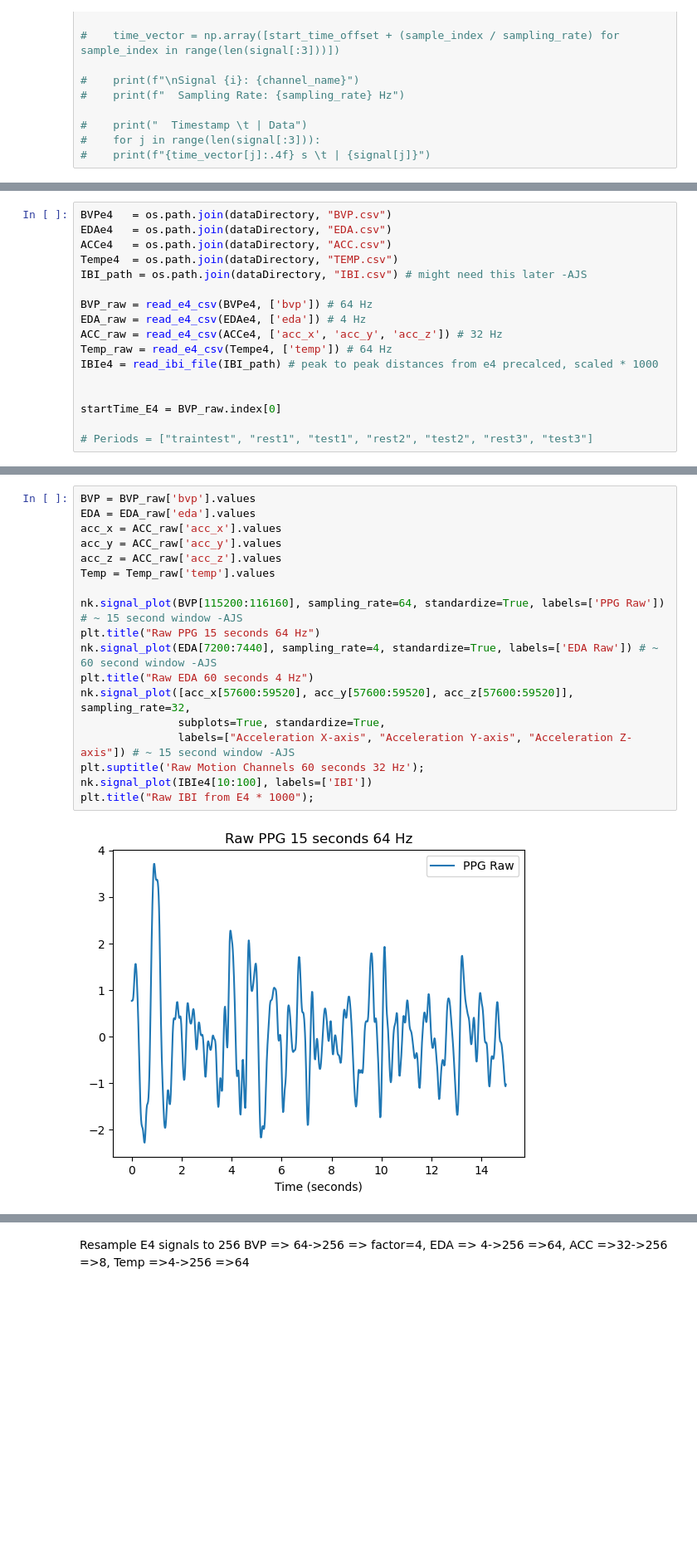
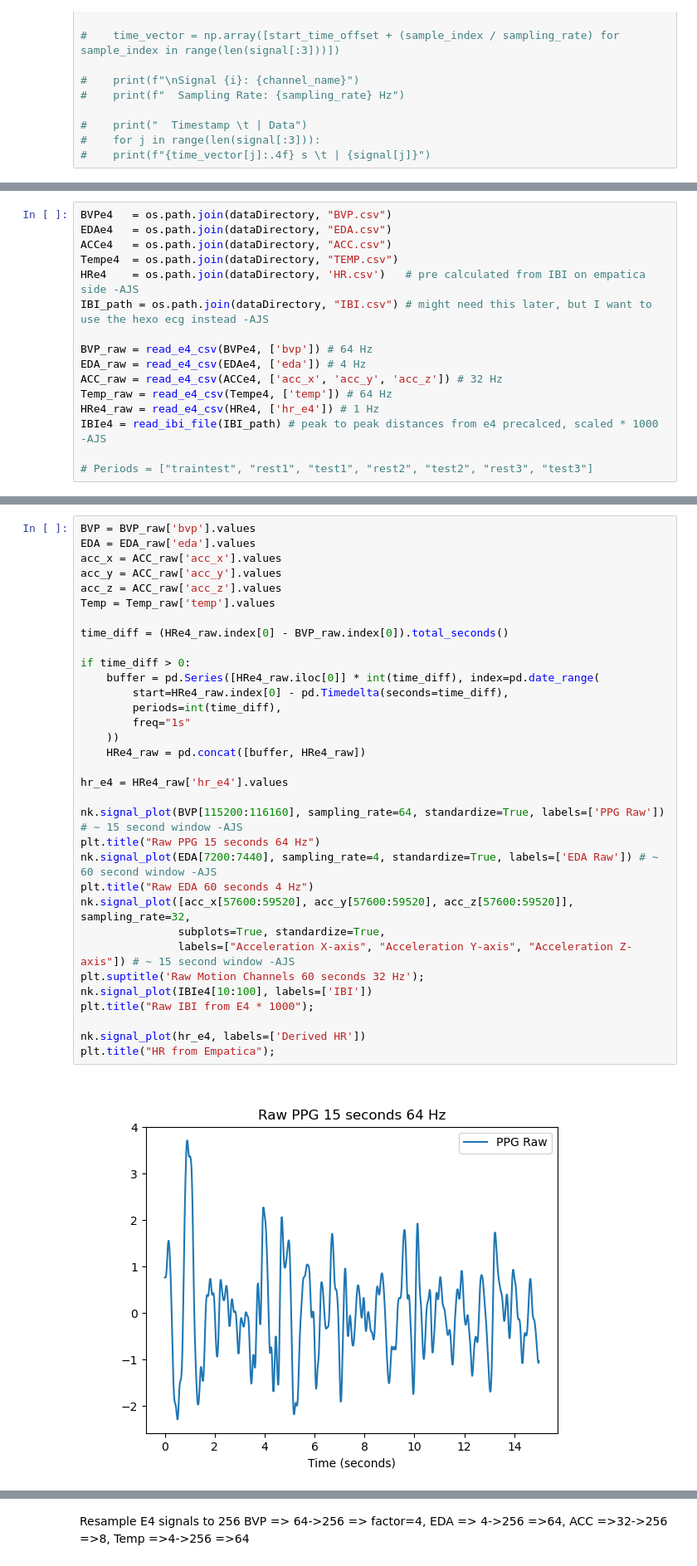
Before and after one commit to artjsalina5/Biosignal_process, a Jupyter notebook: Processing Pipeline.ipynb, the cells around one changed output, grey strips where cells are left out. Shown at 83% size. Cells and saved outputs as stored; diff of their text form; blank space fills up the shorter version.

Commit message:
created signal analysis notebook, working on CPD implementation

```diff
--- a/Processing Pipeline.ipynb
+++ b/Processing Pipeline.ipynb
@@ -382,16 +190,15 @@ BVPe4   = os.path.join(dataDirectory, "BVP.csv")
 EDAe4   = os.path.join(dataDirectory, "EDA.csv")
 ACCe4   = os.path.join(dataDirectory, "ACC.csv")
 Tempe4  = os.path.join(dataDirectory, "TEMP.csv")
-IBI_path = os.path.join(dataDirectory, "IBI.csv") # might need this later -AJS
+HRe4    = os.path.join(dataDirectory, 'HR.csv')   # pre calculated from IBI on empatica side -AJS
+IBI_path = os.path.join(dataDirectory, "IBI.csv") # might need this later, but I want to use the hexo ecg instead -AJS
 
 BVP_raw = read_e4_csv(BVPe4, ['bvp']) # 64 Hz
 EDA_raw = read_e4_csv(EDAe4, ['eda']) # 4 Hz
 ACC_raw = read_e4_csv(ACCe4, ['acc_x', 'acc_y', 'acc_z']) # 32 Hz
 Temp_raw = read_e4_csv(Tempe4, ['temp']) # 64 Hz
-IBIe4 = read_ibi_file(IBI_path) # peak to peak distances from e4 precalced, scaled * 1000
-
-
-startTime_E4 = BVP_raw.index[0]
+HRe4_raw = read_e4_csv(HRe4, ['hr_e4']) # 1 Hz
+IBIe4 = read_ibi_file(IBI_path) # peak to peak distances from e4 precalced, scaled * 1000 -AJS
 
 # Periods = ["traintest", "rest1", "test1", "rest2", "test2", "rest3", "test3"]
 # %% [markdown]
@@ -399,20 +206,35 @@ startTime_E4 = BVP_raw.index[0]
 # %%
 BVP = BVP_raw['bvp'].values
 EDA = EDA_raw['eda'].values
 acc_x = ACC_raw['acc_x'].values
 acc_y = ACC_raw['acc_y'].values
 acc_z = ACC_raw['acc_z'].values
 Temp = Temp_raw['temp'].values
+
+time_diff = (HRe4_raw.index[0] - BVP_raw.index[0]).total_seconds()
+
+if time_diff > 0:
+    buffer = pd.Series([HRe4_raw.iloc[0]] * int(time_diff), index=pd.date_range(
+        start=HRe4_raw.index[0] - pd.Timedelta(seconds=time_diff),
+        periods=int(time_diff),
+        freq="1s"
+    ))
+    HRe4_raw = pd.concat([buffer, HRe4_raw])
+
+hr_e4 = HRe4_raw['hr_e4'].values
 
 nk.signal_plot(BVP[115200:116160], sampling_rate=64, standardize=True, labels=['PPG Raw']) # ~ 15 second window -AJS
 plt.title("Raw PPG 15 seconds 64 Hz")
 nk.signal_plot(EDA[7200:7440], sampling_rate=4, standardize=True, labels=['EDA Raw']) # ~ 60 second window -AJS
 plt.title("Raw EDA 60 seconds 4 Hz")
 nk.signal_plot([acc_x[57600:59520], acc_y[57600:59520], acc_z[57600:59520]], sampling_rate=32,
                subplots=True, standardize=True,
                labels=["Acceleration X-axis", "Acceleration Y-axis", "Acceleration Z-axis"]) # ~ 15 second window -AJS
 plt.suptitle('Raw Motion Channels 60 seconds 32 Hz');
 nk.signal_plot(IBIe4[10:100], labels=['IBI'])
 plt.title("Raw IBI from E4 * 1000");
+
+nk.signal_plot(hr_e4, labels=['Derived HR'])
+plt.title("HR from Empatica");
 # %% [output]
-[figure, old version]
+[figure, new version]
```
Also changed, not shown: parts of 45 cells of this notebook, 11 other files.
